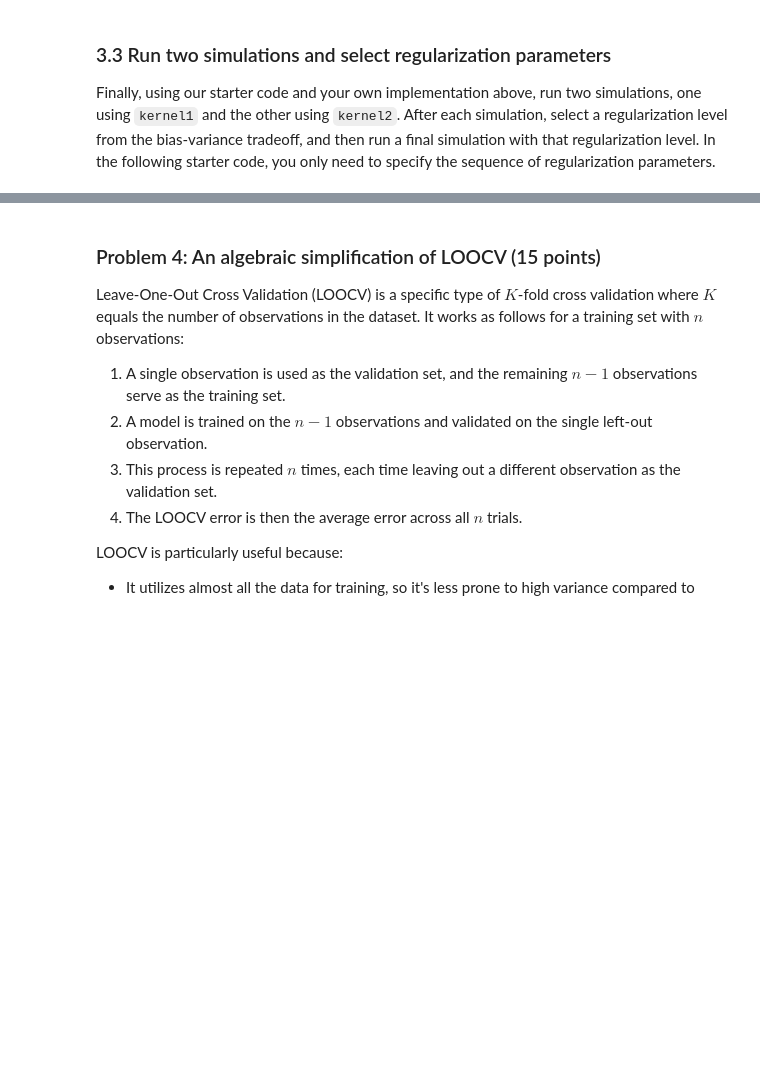
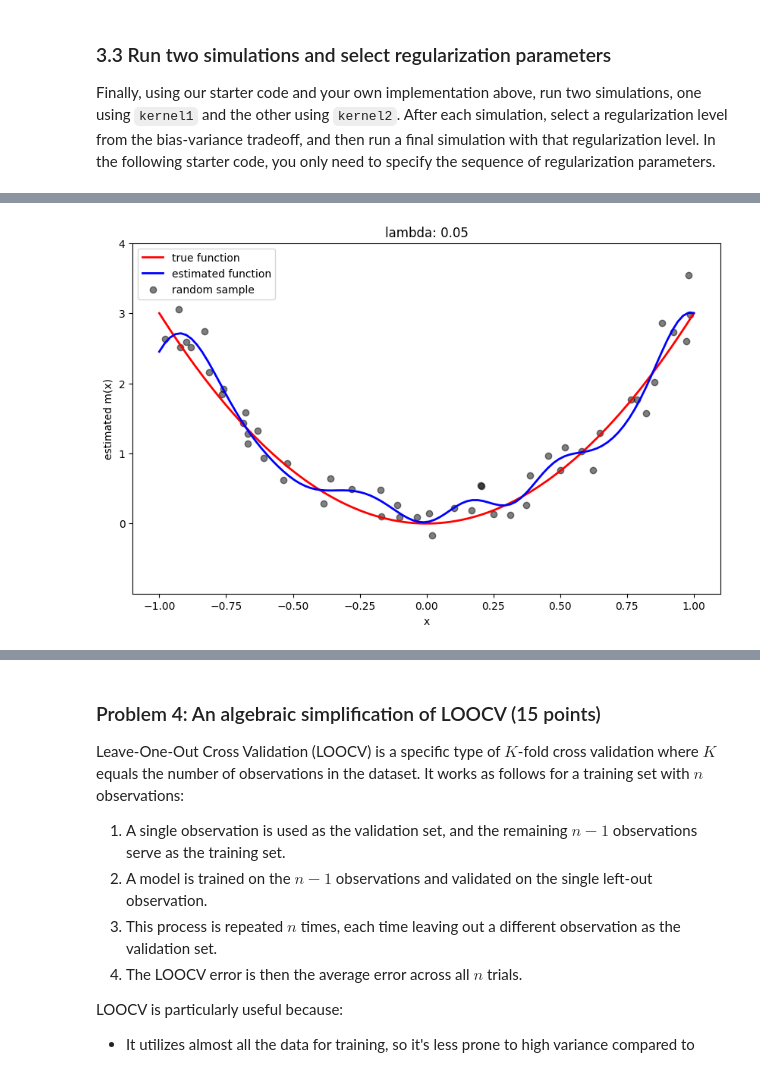
Before and after one commit to fenleichen-ui/Assignment-1, a Jupyter notebook: assignments/assn1/assn1.ipynb, the cells around one changed output, grey strips where cells are left out. Drawn from its saved outputs; the diff is of its cells as text; code cells hidden in the pictures; blank space fills up the shorter version.

```diff
--- a/assignments/assn1/assn1.ipynb
+++ b/assignments/assn1/assn1.ipynb
@@ -509,3 +537,5 @@ run_simulation(kernel1, lmbdas)
 # %%
-lambda_hat = # set the optimal lambda
+lambda_hat = 0.05
 run_simulation(kernel1, [lambda_hat], show_bias_variance=False)
+# %% [output]
+[figure, added]
```
Also changed, not shown: parts of 9 cells of this notebook.
